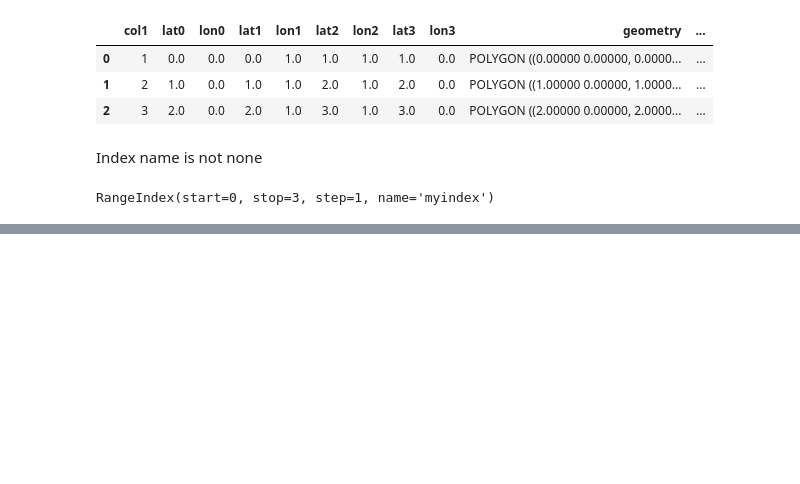
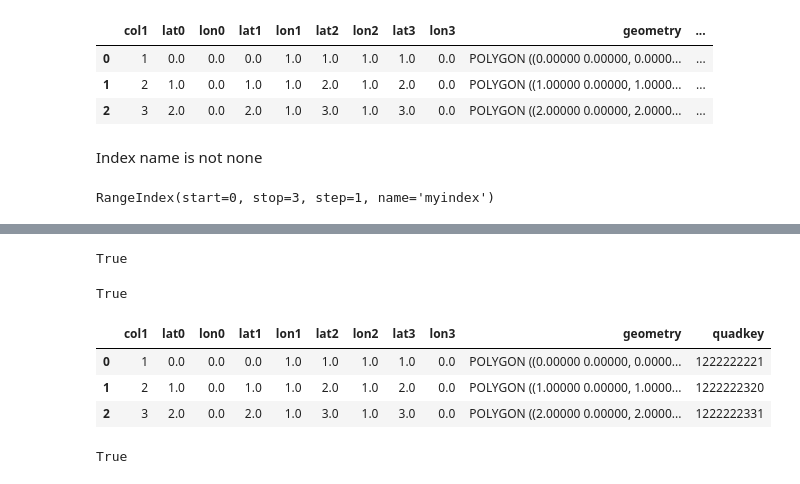
Before and after one commit to thinkingmachines/geowrangler, a Jupyter notebook: notebooks/02_vector_zonal_stats.ipynb, the cells around one changed output, grey strips where cells are left out. Cells and saved outputs as stored; diff of their text form; code cells hidden in the pictures; blank space fills up the shorter version.

Commit message:
Add implementation of compute_quadkey

```diff
--- a/notebooks/02_vector_zonal_stats.ipynb
+++ b/notebooks/02_vector_zonal_stats.ipynb
@@ -901,3 +902,37 @@ assert type(named_index_results.index) == pd.Int64Index
 # %%
 # hide
 assert named_index_results.index.name == "myindex"
+# %%
+# exporti
+
+tms = morecantile.tms.get("WebMercatorQuad")  # Tile Matrix for Bing Maps
+# %%
+# export
+
+
+def get_quadkey(geometry, zoom_level):
+    return tms.quadkey(tms.tile(geometry.x, geometry.y, zoom_level))
+# %%
+# export
+
+from functools import partial
+
+
+def compute_quadkey(
+    data: gpd.GeoDataFrame, zoom_level: int, inplace=False, quadkey_column="quadkey"
+):
+
+    data = data if inplace else data.copy()
+
+    get_zoom_quadkey = partial(get_quadkey, zoom_level=zoom_level)
+
+    if data.crs.is_geographic:
+        centroids = data.to_crs("EPSG:3857").geometry.centroid  # planar
+        centroids = centroids.to_crs(data.crs)
+    else:
+        centroids = data.geometry.centroid
+        centroids = centroids.to_crs("EPSG:4326")  # use geographic
+
+    data[quadkey_column] = centroids.apply(get_zoom_quadkey)
+
+    return data
@@ -903,0 +956,21 @@ assert named_index_results.index.name == "myindex"
+# %%
+(simple_data_quadkey2.quadkey == simple_data_quadkey.quadkey).all(axis=None)
+# %% [output]
+True
+# %%
+(simple_data_quadkey.quadkey.apply(len) == 14).all()
+# %% [output]
+True
+# %%
+simple_aoi_quadkey = compute_quadkey(simple_aoi, 10)
+# %%
+simple_aoi_quadkey
+# %% [output]
+|  | col1 | lat0 | lon0 | lat1 | lon1 | lat2 | lon2 | lat3 | lon3 | geometry | quadkey |
+| 0 | 1 | 0.0 | 0.0 | 0.0 | 1.0 | 1.0 | 1.0 | 1.0 | 0.0 | POLYGON ((0.00000 0.00000, 0.0000... | 1222222221 |
+| 1 | 2 | 1.0 | 0.0 | 1.0 | 1.0 | 2.0 | 1.0 | 2.0 | 0.0 | POLYGON ((1.00000 0.00000, 1.0000... | 1222222320 |
+| 2 | 3 | 2.0 | 0.0 | 2.0 | 1.0 | 3.0 | 1.0 | 3.0 | 0.0 | POLYGON ((2.00000 0.00000, 2.0000... | 1222222331 |
+# %%
+list(simple_aoi_quadkey.quadkey.values) == ["1222222221", "1222222320", "1222222331"]
+# %% [output]
+True
```
Also changed, not shown: parts of 4 cells of this notebook, 2 other files.
